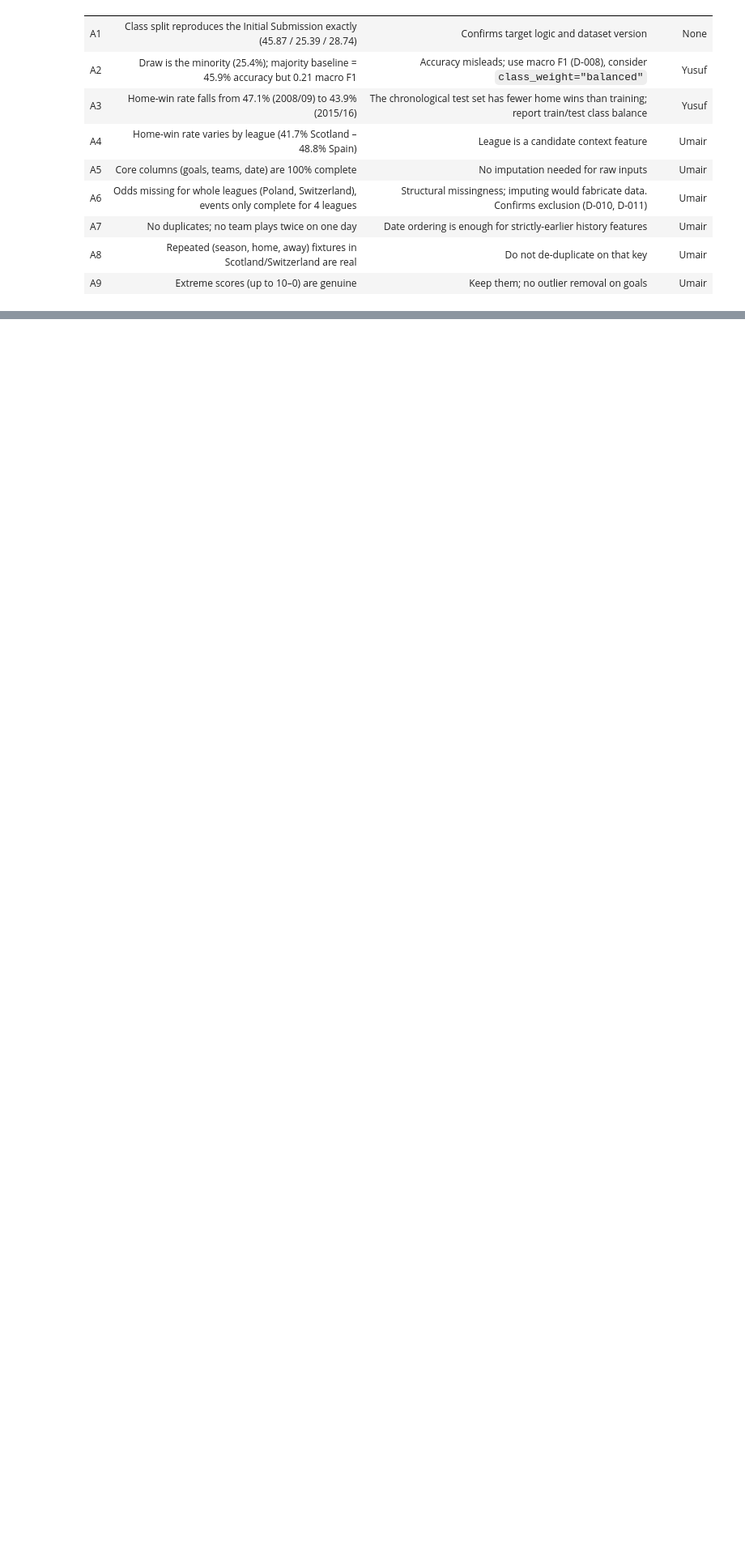
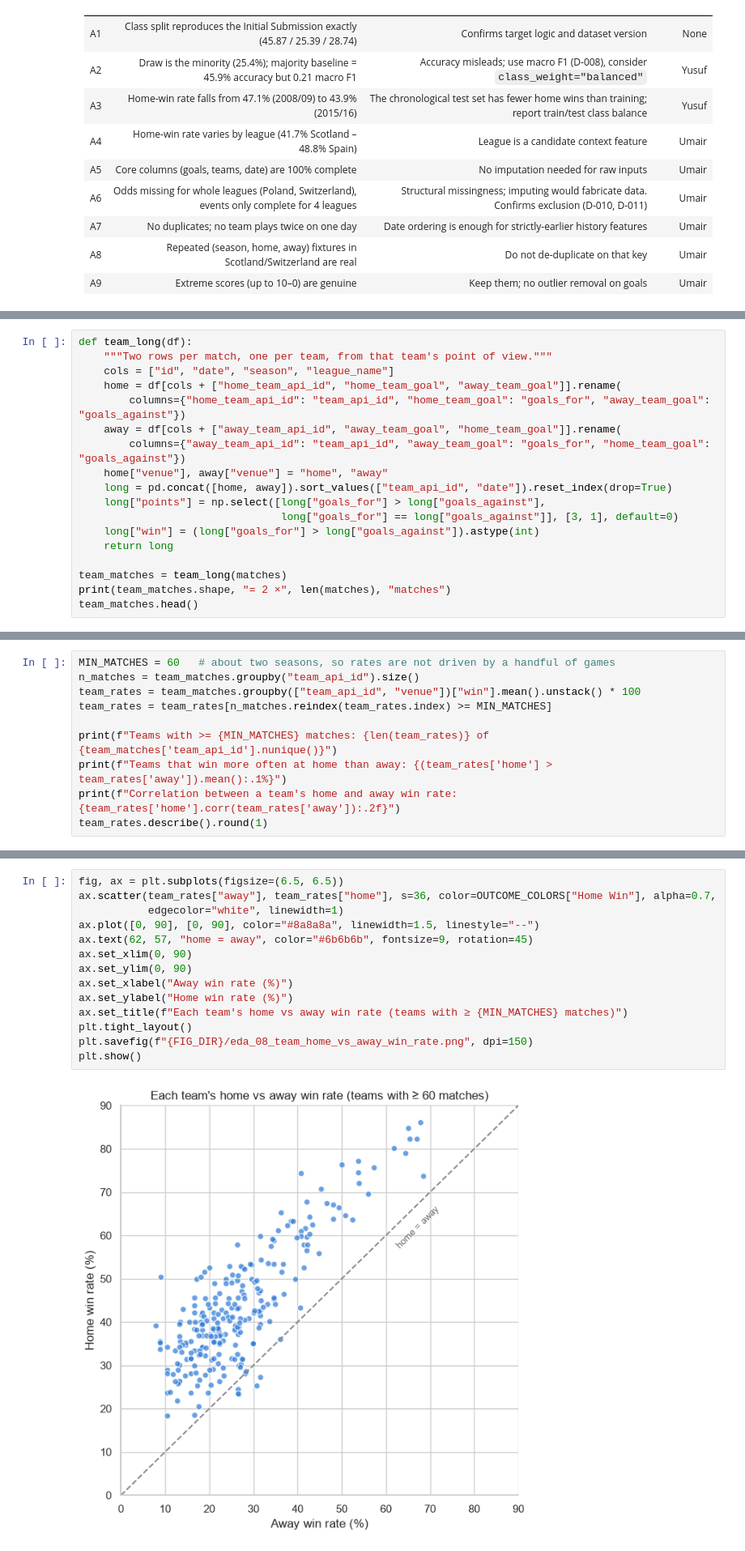
Before and after one commit to IT24102527/football-match-outcome-ml, a Jupyter notebook: notebooks/02_eda.ipynb, the cells around one changed output, grey strips where cells are left out. Shown at 81% size. Saved outputs shown, nothing was run; the diff lists cells and outputs as text; blank space fills up the shorter version.

```diff
--- a/notebooks/02_eda.ipynb
+++ b/notebooks/02_eda.ipynb
@@ -409,0 +530,18 @@ Matches with 10+ total goals: 14
+# %%
+def team_long(df):
+    """Two rows per match, one per team, from that team's point of view."""
+    cols = ["id", "date", "season", "league_name"]
+    home = df[cols + ["home_team_api_id", "home_team_goal", "away_team_goal"]].rename(
+        columns={"home_team_api_id": "team_api_id", "home_team_goal": "goals_for", "away_team_goal": "goals_against"})
+    away = df[cols + ["away_team_api_id", "away_team_goal", "home_team_goal"]].rename(
+        columns={"away_team_api_id": "team_api_id", "away_team_goal": "goals_for", "home_team_goal": "goals_against"})
+    home["venue"], away["venue"] = "home", "away"
+    long = pd.concat([home, away]).sort_values(["team_api_id", "date"]).reset_index(drop=True)
+    long["points"] = np.select([long["goals_for"] > long["goals_against"],
+                                long["goals_for"] == long["goals_against"]], [3, 1], default=0)
+    long["win"] = (long["goals_for"] > long["goals_against"]).astype(int)
+    return long
+
+team_matches = team_long(matches)
+print(team_matches.shape, "= 2 ×", len(matches), "matches")
+team_matches.head()
@@ -409,0 +556,10 @@ Matches with 10+ total goals: 14
+# %%
+MIN_MATCHES = 60   # about two seasons, so rates are not driven by a handful of games
+n_matches = team_matches.groupby("team_api_id").size()
+team_rates = team_matches.groupby(["team_api_id", "venue"])["win"].mean().unstack() * 100
+team_rates = team_rates[n_matches.reindex(team_rates.index) >= MIN_MATCHES]
+
+print(f"Teams with >= {MIN_MATCHES} matches: {len(team_rates)} of {team_matches['team_api_id'].nunique()}")
+print(f"Teams that win more often at home than away: {(team_rates['home'] > team_rates['away']).mean():.1%}")
+print(f"Correlation between a team's home and away win rate: {team_rates['home'].corr(team_rates['away']):.2f}")
+team_rates.describe().round(1)
@@ -409,0 +579,16 @@ Matches with 10+ total goals: 14
+# %%
+fig, ax = plt.subplots(figsize=(6.5, 6.5))
+ax.scatter(team_rates["away"], team_rates["home"], s=36, color=OUTCOME_COLORS["Home Win"], alpha=0.7,
+           edgecolor="white", linewidth=1)
+ax.plot([0, 90], [0, 90], color="#8a8a8a", linewidth=1.5, linestyle="--")
+ax.text(62, 57, "home = away", color="#6b6b6b", fontsize=9, rotation=45)
+ax.set_xlim(0, 90)
+ax.set_ylim(0, 90)
+ax.set_xlabel("Away win rate (%)")
+ax.set_ylabel("Home win rate (%)")
+ax.set_title(f"Each team's home vs away win rate (teams with ≥ {MIN_MATCHES} matches)")
+plt.tight_layout()
+plt.savefig(f"{FIG_DIR}/eda_08_team_home_vs_away_win_rate.png", dpi=150)
+plt.show()
+# %% [output]
+[figure, added]
```
Also changed, not shown: parts of 24 cells of this notebook, 5 other files.
